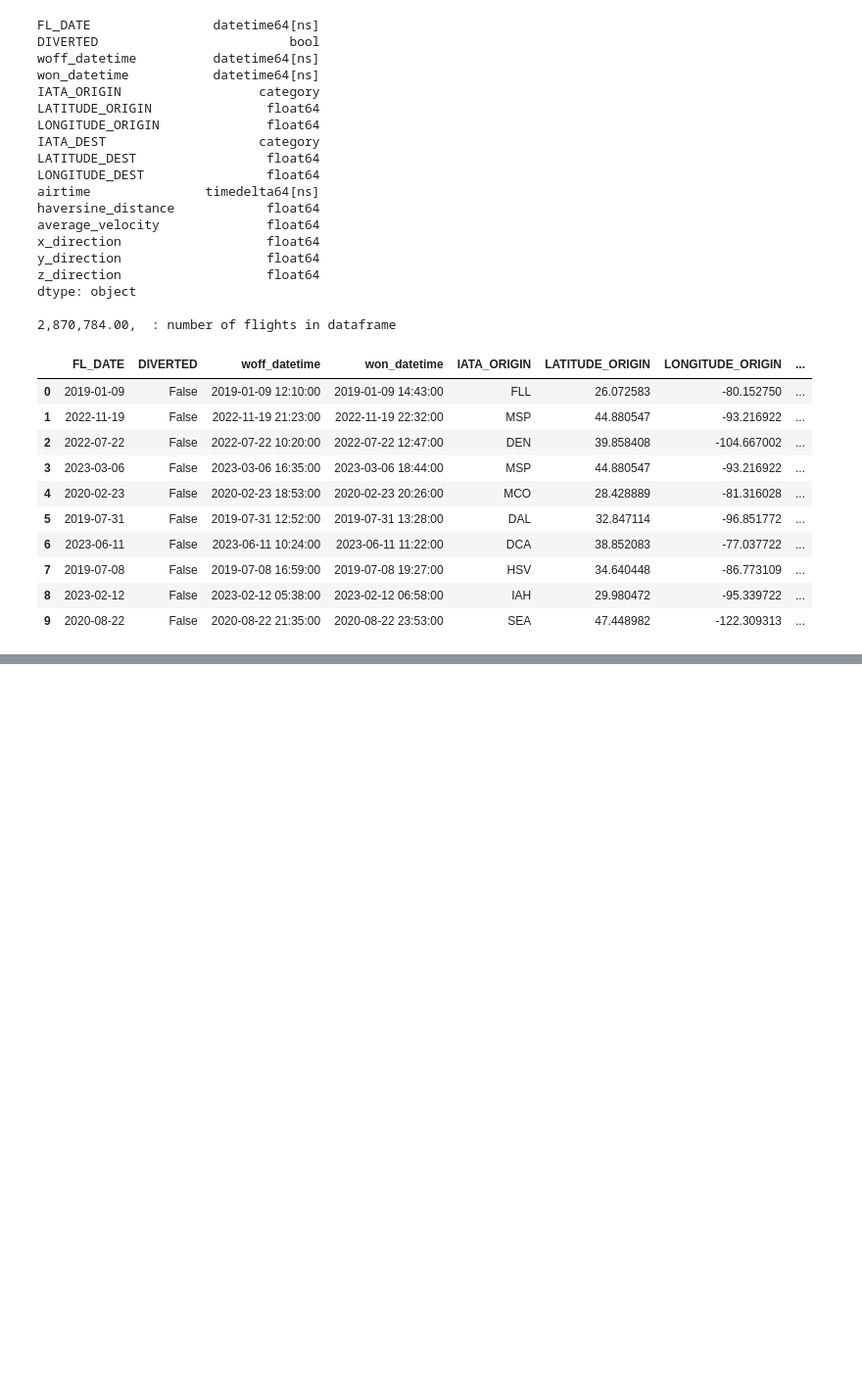
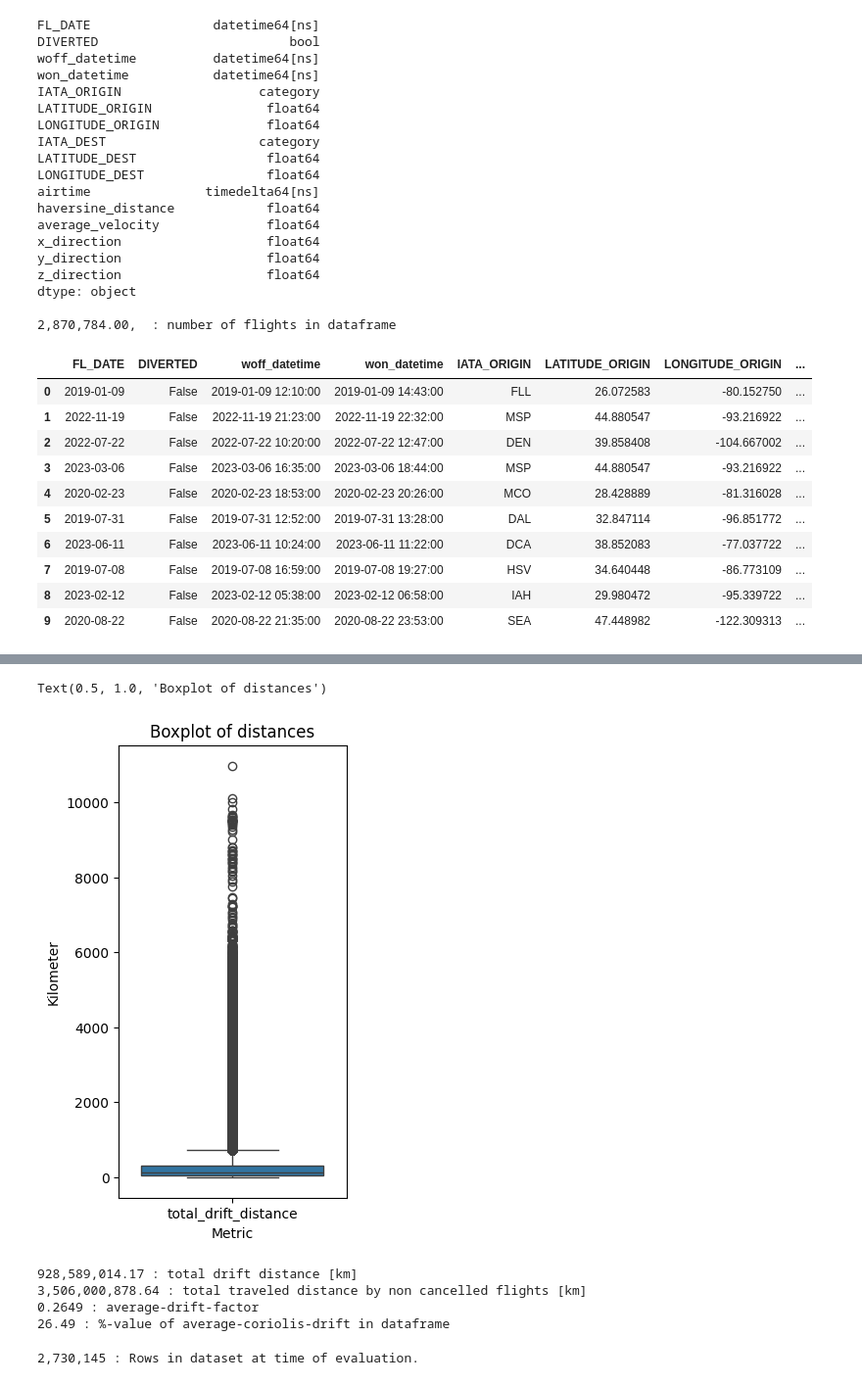
Before and after one commit to janiejestemja/coriolis_flights, a Jupyter notebook: coriolis_analysis_02b.ipynb, the cells around one changed output, grey strips where cells are left out. Shown at 98% size. Drawn from its saved outputs; the diff is of its cells as text; code cells hidden in the pictures; blank space fills up the shorter version.

```diff
--- a/coriolis_analysis_02b.ipynb
+++ b/coriolis_analysis_02b.ipynb
@@ -173,0 +238,39 @@ dtype: object
+# %%
+# setting up boxplot
+
+# prepairing data for boxplots to take a view about outliers when it comes to drift-distances
+melted_data = fdf.melt(value_vars=["total_drift_distance"], var_name="Metric", value_name="Kilometer")
+
+# plotting
+plt.figure(figsize=(3,6))
+sns.boxplot(x="Metric", y="Kilometer", data=melted_data, legend=False)
+plt.title("Boxplot of distances")
+# %% [output]
+Text(0.5, 1.0, 'Boxplot of distances')
+[figure, added]
+# %%
+# how much is this coriolis-drift in absolute numbers?
+absolute_drift_distance = fdf["total_drift_distance"].sum()
+
+# lets compare that somehow to the distances used for calculations
+absolute_travel_distance = fdf["haversine_distance"].sum()
+
+# since we assume haversine_distance >= total_drift_distance
+interim_results_dict = {
+     "total drift distance [km]" : f"{absolute_drift_distance:,.2f}",
+    "total traveled distance by non cancelled flights [km]" : f"{absolute_travel_distance:,.2f}",
+    "average-drift-factor": f"{(absolute_drift_distance / absolute_travel_distance):.4f}",
+    "%-value of average-coriolis-drift in dataframe": f"{ (absolute_drift_distance / absolute_travel_distance)*100:.2f}"
+}
+
+for name in interim_results_dict:
+    print(f"{interim_results_dict[name]} : {name}")
+# %% [output]
+928,589,014.17 : total drift distance [km]
+3,506,000,878.64 : total traveled distance by non cancelled flights [km]
+0.2649 : average-drift-factor
+26.49 : %-value of average-coriolis-drift in dataframe
+# %%
+print(f"{len(fdf):,} : Rows in dataset at time of evaluation.")
+# %% [output]
+2,730,145 : Rows in dataset at time of evaluation.
```
Also changed, not shown: parts of 7 cells of this notebook.
